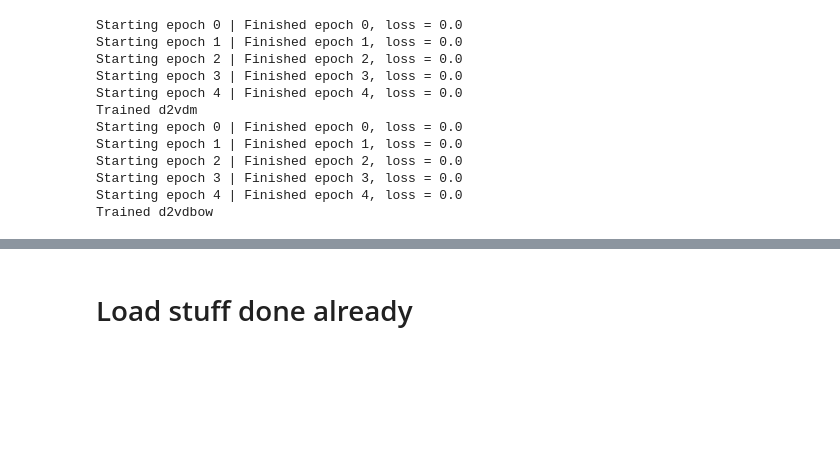
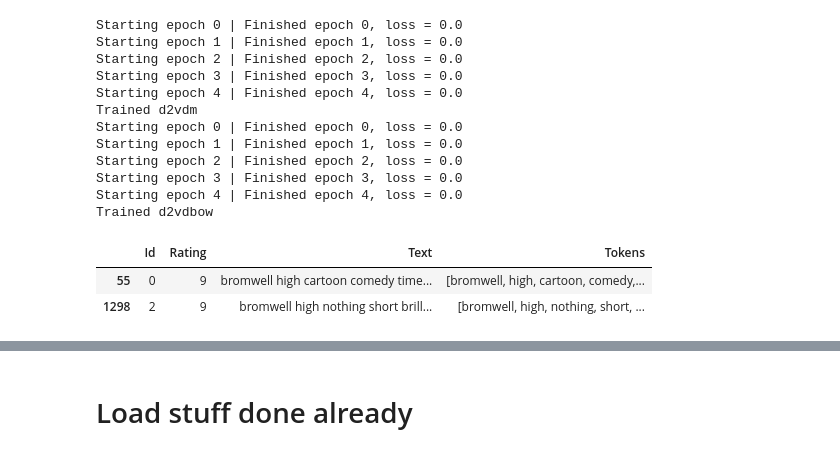
Before and after one commit to ysthakur/nlp-playground, a Jupyter notebook: imdb_reviews/imdb_review_bow.ipynb, the cells around one changed output, grey strips where cells are left out. Saved outputs shown, nothing was run; the diff lists cells and outputs as text; code cells hidden in the pictures; blank space fills up the shorter version.

```diff
--- a/imdb_reviews/imdb_review_bow.ipynb
+++ b/imdb_reviews/imdb_review_bow.ipynb
@@ -204,0 +230,7 @@ Trained d2vdbow
+# %%
+sim_reviews = df[((df['Id'] == 2) | (df['Id'] == 0)) & (df['Rating'] >= pos_bound)]
+sim_reviews
+# %% [output]
+|  | Id | Rating | Text | Tokens |
+| 55 | 0 | 9 | bromwell high cartoon comedy time... | [bromwell, high, cartoon, comedy,... |
+| 1298 | 2 | 9 | bromwell high nothing short brill... | [bromwell, high, nothing, short, ... |
```
Also changed, not shown: parts of 22 cells of this notebook.
